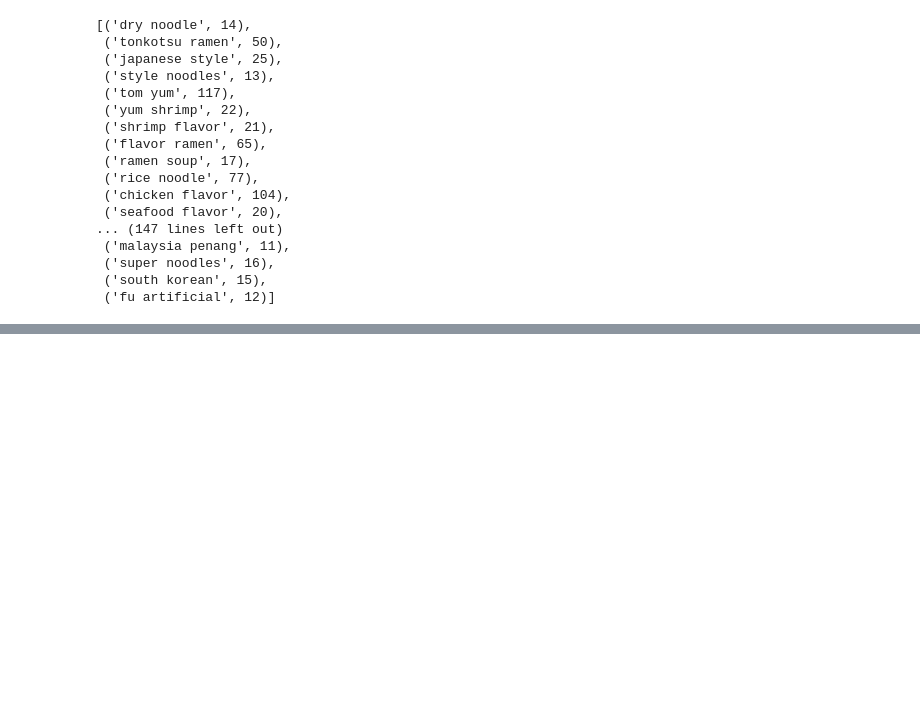
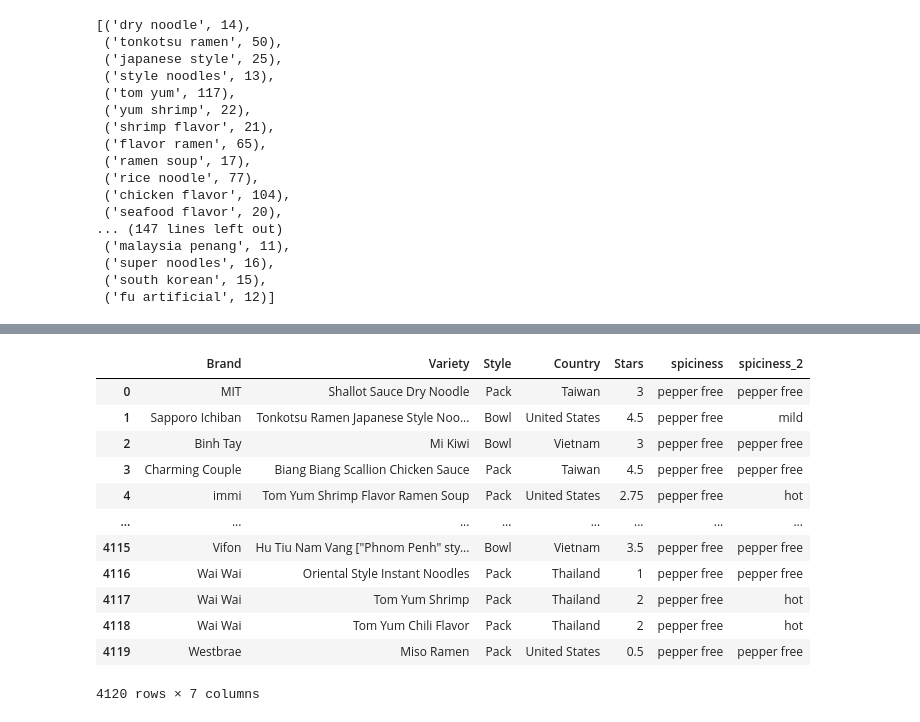
Before and after one commit to COGS108/Group_035-Fa22, a Jupyter notebook: DataCheckpointGroup_035-Fa22.ipynb, the cells around one changed output, grey strips where cells are left out. Drawn from its saved outputs; the diff is of its cells as text; code cells hidden in the pictures; blank space fills up the shorter version.

```diff
--- a/DataCheckpointGroup_035-Fa22.ipynb
+++ b/DataCheckpointGroup_035-Fa22.ipynb
@@ -225,3 +266,19 @@ mild            502
 spicy           446
 hot             314
 Name: spiciness_2, dtype: int64
+# %%
+df
+# %% [output]
+|  | Brand | Variety | Style | Country | Stars | spiciness | spiciness_2 |
+| 0 | MIT | Shallot Sauce Dry Noodle | Pack | Taiwan | 3 | pepper free | pepper free |
+| 1 | Sapporo Ichiban | Tonkotsu Ramen Japanese Style Noo... | Bowl | United States | 4.5 | pepper free | mild |
+| 2 | Binh Tay | Mi Kiwi | Bowl | Vietnam | 3 | pepper free | pepper free |
+| 3 | Charming Couple | Biang Biang Scallion Chicken Sauce | Pack | Taiwan | 4.5 | pepper free | pepper free |
+| 4 | immi | Tom Yum Shrimp Flavor Ramen Soup | Pack | United States | 2.75 | pepper free | hot |
+| ... | ... | ... | ... | ... | ... | ... | ... |
+| 4115 | Vifon | Hu Tiu Nam Vang ["Phnom Penh" sty... | Bowl | Vietnam | 3.5 | pepper free | pepper free |
+| 4116 | Wai Wai | Oriental Style Instant Noodles | Pack | Thailand | 1 | pepper free | pepper free |
+| 4117 | Wai Wai | Tom Yum Shrimp | Pack | Thailand | 2 | pepper free | hot |
+| 4118 | Wai Wai | Tom Yum Chili Flavor | Pack | Thailand | 2 | pepper free | hot |
+| 4119 | Westbrae | Miso Ramen | Pack | United States | 0.5 | pepper free | pepper free |
+4120 rows × 7 columns
```
Also changed, not shown: parts of 4 cells of this notebook.
